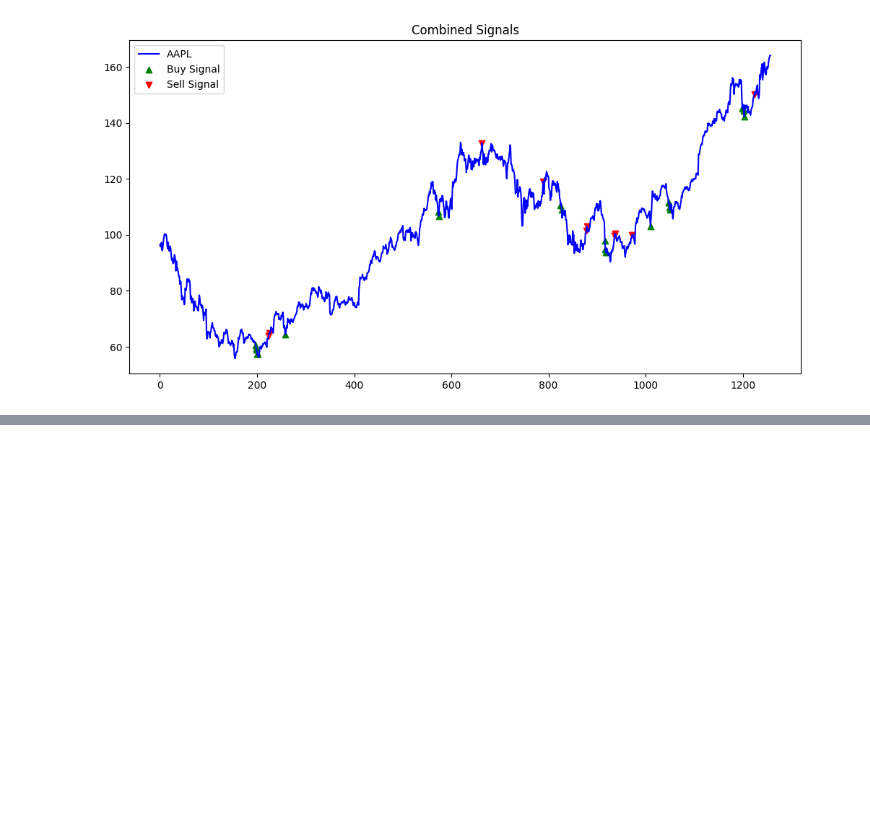
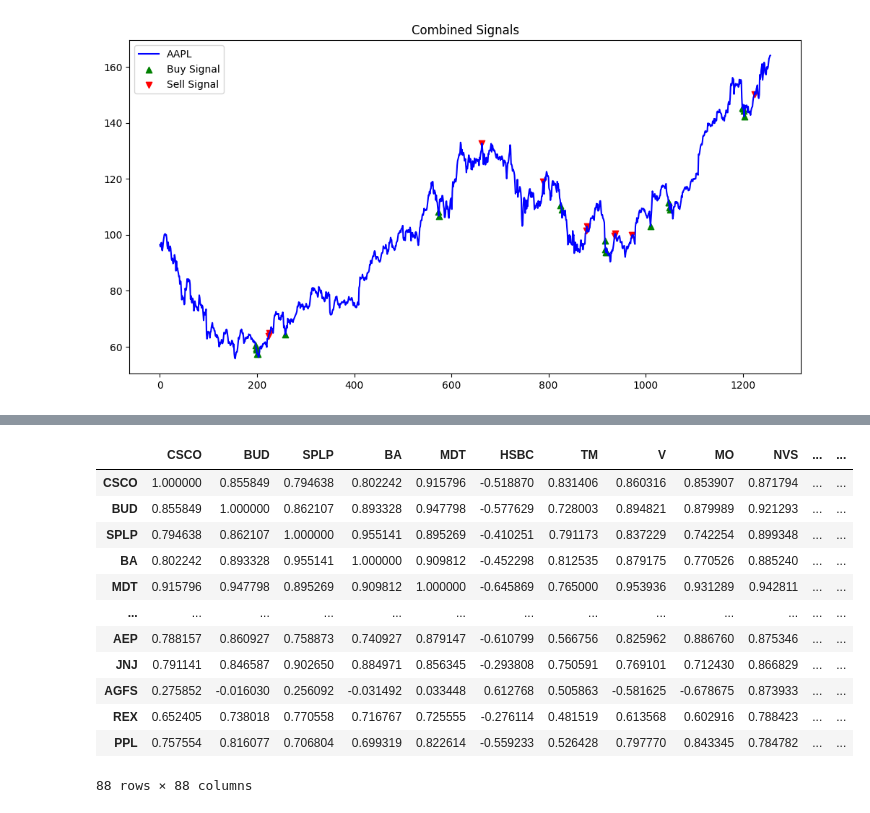
Before and after one commit to shaeantoine/greenscape, a Jupyter notebook: price-analysis.ipynb, the cells around one changed output, grey strips where cells are left out. Drawn from its saved outputs; the diff is of its cells as text; code cells hidden in the pictures; blank space fills up the shorter version.

Commit message:
added in file that made processed data

```diff
--- a/price-analysis.ipynb
+++ b/price-analysis.ipynb
@@ -224,0 +243,43 @@ plt.plot()
+# %%
+def get_testing_correlations():
+    base = pd.DataFrame()
+
+    for f in glob.glob("stock-price-predictions/price/*"):
+        company = f.split("/")[-1][:-4]
+
+        data_path_stock = Path(f'stock-price-predictions/price/{company}.csv')
+        df = pd.read_csv(data_path_stock, header=0)
+
+        df = df[["Date", "Close"]].rename(columns={"Close":company})
+
+        if base.empty:
+            base = df
+        else:
+            base = base.merge(
+                right=df,
+                how="left",
+                on="Date"
+            )
+
+    base.set_index('Date', inplace=True)
+    base.index = pd.to_datetime(base.index)
+    base = base.loc[base.index < '01-01-2016'] #restricts to train domain
+
+    return base, base.corr(numeric_only=False)
+
+base, corr_df = get_testing_correlations()
+corr_df
+# %% [output]
+|  | CSCO | BUD | SPLP | BA | MDT | HSBC | TM | V | MO | NVS | ... | ... |
+| CSCO | 1.000000 | 0.855849 | 0.794638 | 0.802242 | 0.915796 | -0.518870 | 0.831406 | 0.860316 | 0.853907 | 0.871794 | ... | ... |
+| BUD | 0.855849 | 1.000000 | 0.862107 | 0.893328 | 0.947798 | -0.577629 | 0.728003 | 0.894821 | 0.879989 | 0.921293 | ... | ... |
+| SPLP | 0.794638 | 0.862107 | 1.000000 | 0.955141 | 0.895269 | -0.410251 | 0.791173 | 0.837229 | 0.742254 | 0.899348 | ... | ... |
+| BA | 0.802242 | 0.893328 | 0.955141 | 1.000000 | 0.909812 | -0.452298 | 0.812535 | 0.879175 | 0.770526 | 0.885240 | ... | ... |
+| MDT | 0.915796 | 0.947798 | 0.895269 | 0.909812 | 1.000000 | -0.645869 | 0.765000 | 0.953936 | 0.931289 | 0.942811 | ... | ... |
+| ... | ... | ... | ... | ... | ... | ... | ... | ... | ... | ... | ... | ... |
+| AEP | 0.788157 | 0.860927 | 0.758873 | 0.740927 | 0.879147 | -0.610799 | 0.566756 | 0.825962 | 0.886760 | 0.875346 | ... | ... |
+| JNJ | 0.791141 | 0.846587 | 0.902650 | 0.884971 | 0.856345 | -0.293808 | 0.750591 | 0.769101 | 0.712430 | 0.866829 | ... | ... |
+| AGFS | 0.275852 | -0.016030 | 0.256092 | -0.031492 | 0.033448 | 0.612768 | 0.505863 | -0.581625 | -0.678675 | 0.873933 | ... | ... |
+| REX | 0.652405 | 0.738018 | 0.770558 | 0.716767 | 0.725555 | -0.276114 | 0.481519 | 0.613568 | 0.602916 | 0.788423 | ... | ... |
+| PPL | 0.757554 | 0.816077 | 0.706804 | 0.699319 | 0.822614 | -0.559233 | 0.526428 | 0.797770 | 0.843345 | 0.784782 | ... | ... |
+88 rows × 88 columns
```
Also changed, not shown: parts of 4 cells of this notebook, 3 other files.
